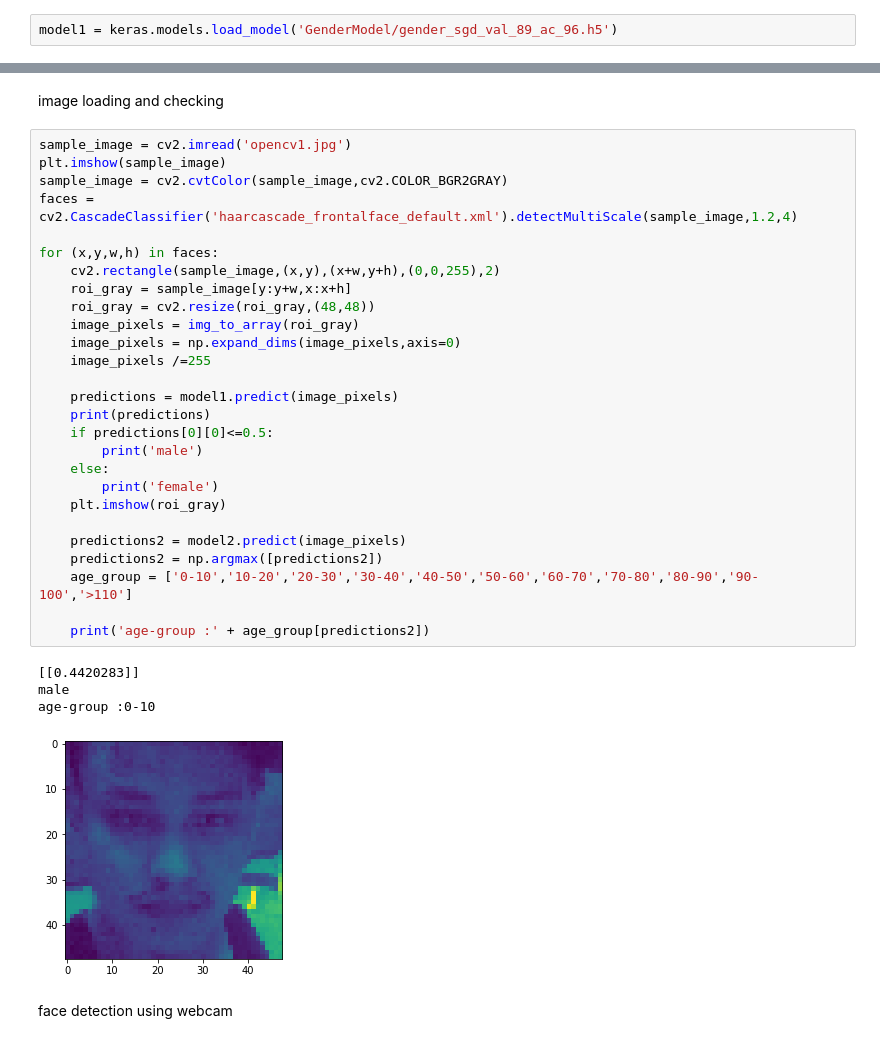
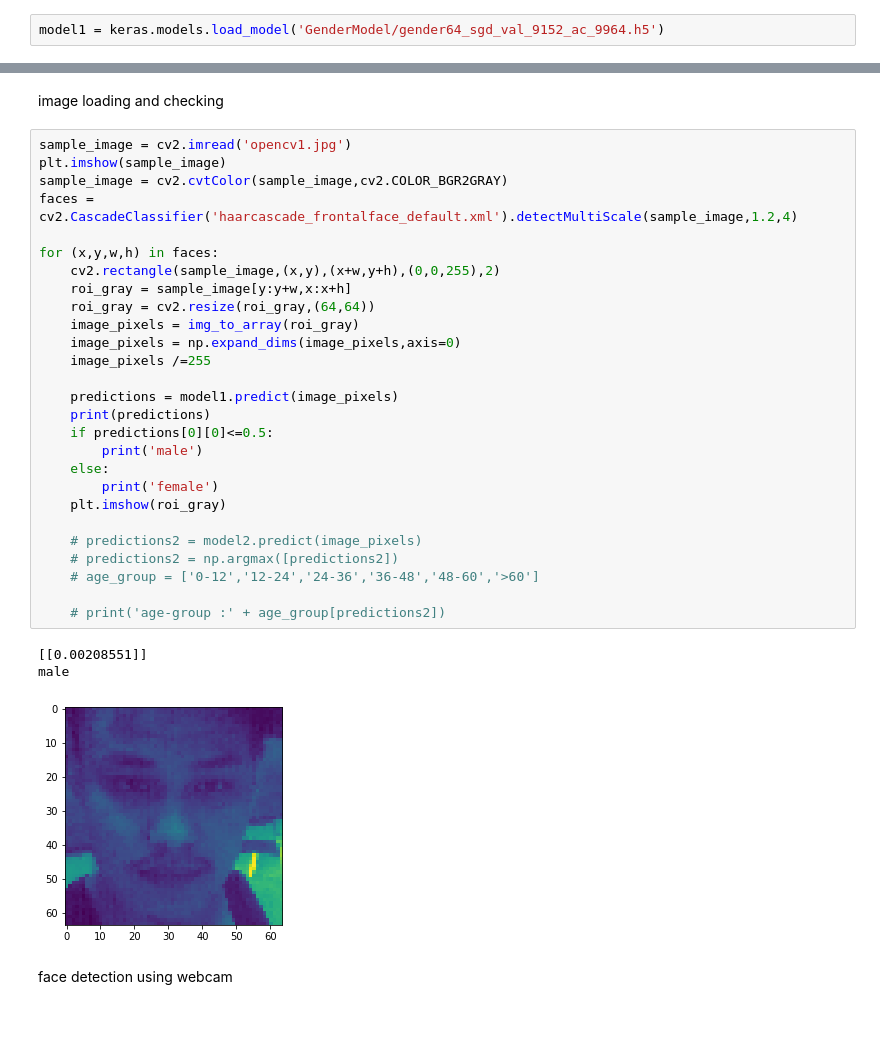
Before and after one commit to Uramud/age-and-gender-detection, a Jupyter notebook: Detection.ipynb, the cells around one changed output, grey strips where cells are left out. Cells and saved outputs as stored; diff of their text form.

```diff
--- a/Detection.ipynb
+++ b/Detection.ipynb
@@ -19,7 +19,7 @@ model2 = keras.models.load_model('AgeModel/untitled_age_61.h5')
 # %% [markdown]
 Import Gender model
 # %%
-model1 = keras.models.load_model('GenderModel/gender_sgd_val_89_ac_96.h5')
+model1 = keras.models.load_model('GenderModel/gender64_sgd_val_9152_ac_9964.h5')
 # %% [markdown]
 Capturing video image
 # %%
@@ -38,35 +38,34 @@ image loading and checking
 # %%
 sample_image = cv2.imread('opencv1.jpg')
 plt.imshow(sample_image)
 sample_image = cv2.cvtColor(sample_image,cv2.COLOR_BGR2GRAY)
 faces = cv2.CascadeClassifier('haarcascade_frontalface_default.xml').detectMultiScale(sample_image,1.2,4)
 
 for (x,y,w,h) in faces:
     cv2.rectangle(sample_image,(x,y),(x+w,y+h),(0,0,255),2)
     roi_gray = sample_image[y:y+w,x:x+h]
-    roi_gray = cv2.resize(roi_gray,(48,48))
+    roi_gray = cv2.resize(roi_gray,(64,64))
     image_pixels = img_to_array(roi_gray)
     image_pixels = np.expand_dims(image_pixels,axis=0)
     image_pixels /=255
 
     predictions = model1.predict(image_pixels)
     print(predictions)
     if predictions[0][0]<=0.5:
         print('male')
     else:
         print('female')
     plt.imshow(roi_gray)
 
-    predictions2 = model2.predict(image_pixels)
-    predictions2 = np.argmax([predictions2])
-    age_group = ['0-10','10-20','20-30','30-40','40-50','50-60','60-70','70-80','80-90','90-100','>110']
+    # predictions2 = model2.predict(image_pixels)
+    # predictions2 = np.argmax([predictions2])
+    # age_group = ['0-12','12-24','24-36','36-48','48-60','>60']
 
-    print('age-group :' + age_group[predictions2])
+    # print('age-group :' + age_group[predictions2])
 # %% [output]
-[[0.4420283]]
+[[0.00208551]]
 male
-age-group :0-10
-[figure, old version]
+[figure, new version]
 # %% [markdown]
 face detection using webcam
 # %%
```
Also changed, not shown: parts of 10 cells of this notebook, 6 other files.
